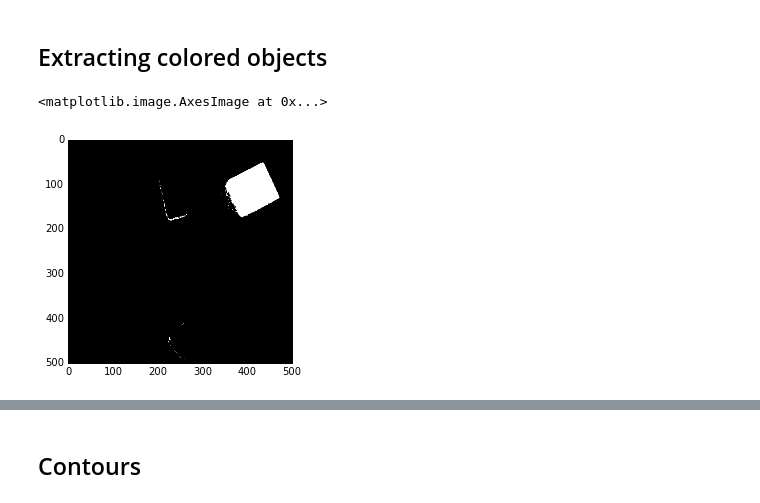
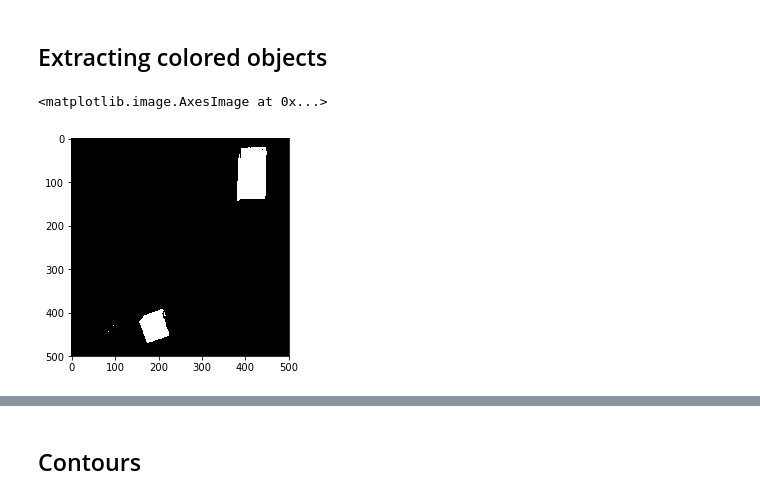
Before and after one commit to finnhacks42/opencv-play, a Jupyter notebook: templates/OpenCV tutorial.ipynb, the cells around one changed output, grey strips where cells are left out. Drawn from its saved outputs; the diff is of its cells as text; code cells hidden in the pictures.

```diff
--- a/templates/OpenCV tutorial.ipynb
+++ b/templates/OpenCV tutorial.ipynb
@@ -34,12 +35,13 @@ plt.imshow(roi)
 The photos below contain the same set of object, photgraphed by different cameras and under different lighting conditions. Under each photo we plot the RGB and HSV histograms.
 # %%
 import os
-images = [cv2.imread(os.path.join("../images/lighting",f)) for f in os.listdir("../images/lighting")]
+image_names = sorted([os.path.join("../images/lighting",f) for f in os.listdir("../images/lighting")])
+images = [cv2.imread(img) for img in image_names]
 hsv_images = [cv2.cvtColor(img,cv2.COLOR_BGR2HSV) for img in images]
 rgb_images = [cv2.cvtColor(img,cv2.COLOR_BGR2RGB) for img in images]
 fig,ax = plt.subplots(3,len(images),figsize=(20,10))
 for indx,(img,hsv,rgb) in enumerate(zip(images,hsv_images,rgb_images)):
     ax[0,indx].imshow(rgb)
-    plot_histogram(ax[1,indx],img,["blue","green","red"],"BGR")
-    plot_histogram(ax[2,indx],hsv,["hue","saturation","value"],"HSV",legend_loc = "upper right")
+    cvfinn.plot_histogram(ax[1,indx],img,["blue","green","red"],"BGR")
+    cvfinn.plot_histogram(ax[2,indx],hsv,["hue","saturation","value"],"HSV",legend_loc = "upper right")
 # %% [output]
@@ -67,10 +69,10 @@ Try messing around with the range parameters to find each color of block as clea
 ## Extracting colored objects
 # %%
 hsv = hsv_images[0]
-lower = np.array([3,100,5])
-upper = np.array([10,256,256])
-img = hsvInRange(hsv,lower,upper)
+lower = np.array([170,90,0])
+upper = np.array([0,256,256])
+img = cvfinn.hsvInRange(hsv,lower,upper)
 plt.imshow(img,cmap="gray")
 # %% [output]
 <matplotlib.image.AxesImage at 0x...>
-[figure, old version]
+[figure, new version]
```
Also changed, not shown: parts of 21 cells of this notebook, 12 other files.
